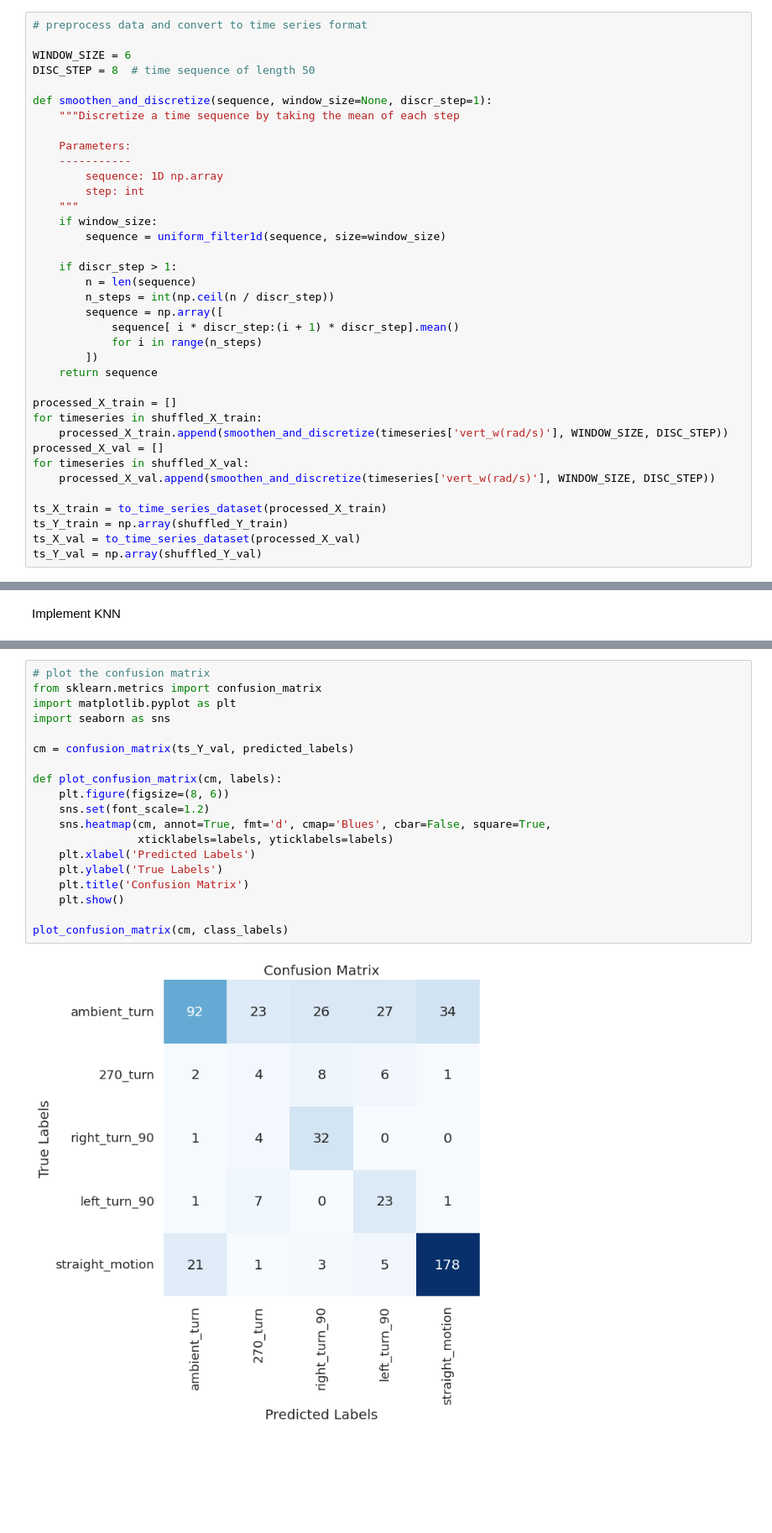
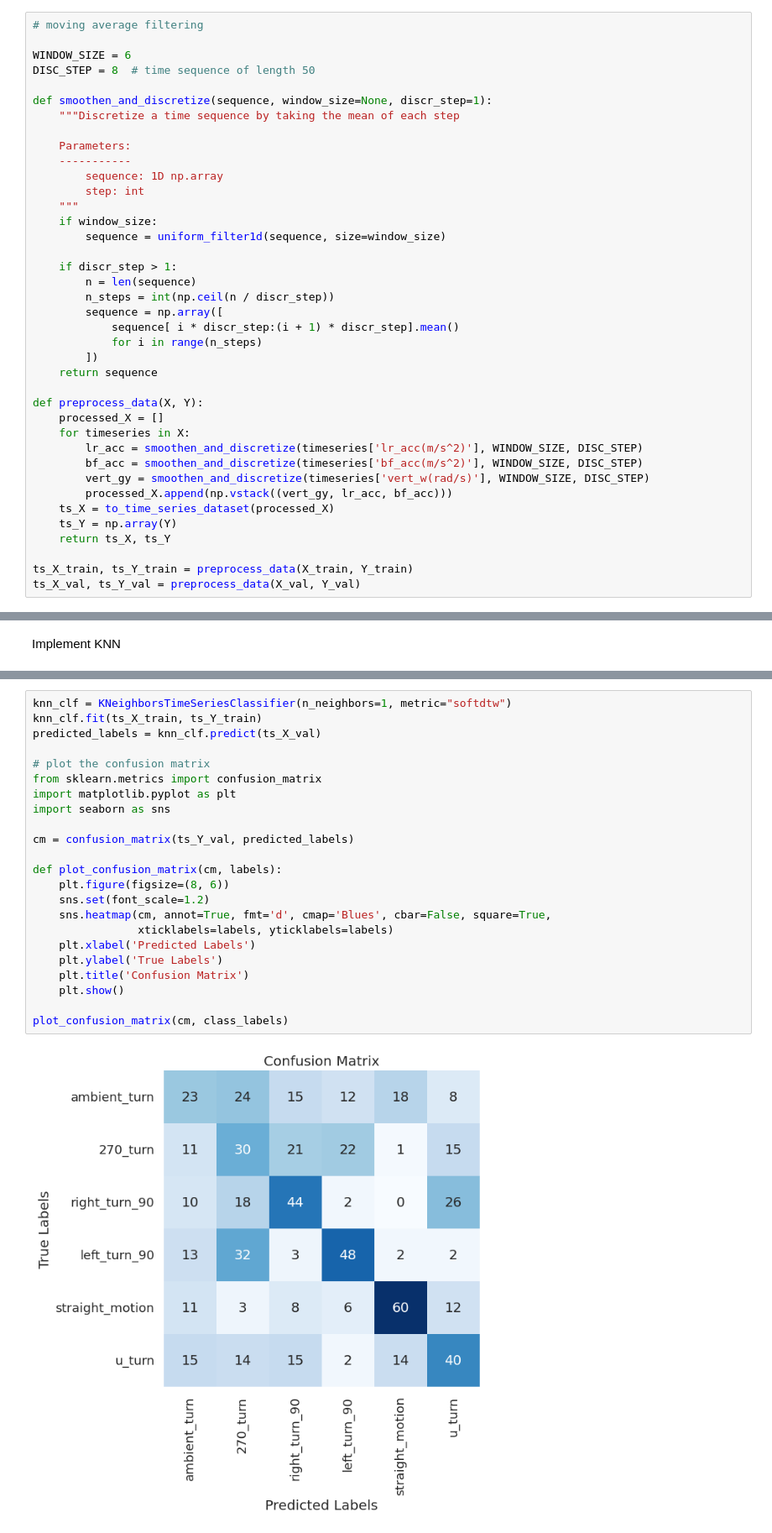
Before and after one commit to tyler-matt3r/imu-classification, a Jupyter notebook: clustering_dtw_methods.ipynb, the cells around one changed output, grey strips where cells are left out. Shown: that part at 84% size. Drawn from its saved outputs; the diff is of its cells as text; blank space fills up the shorter version.

```diff
--- a/clustering_dtw_methods.ipynb
+++ b/clustering_dtw_methods.ipynb
@@ -339,5 +421,5 @@ Preprocessing the data
 # %%
-# preprocess data and convert to time series format
+# moving average filtering
 
 WINDOW_SIZE = 6
 DISC_STEP = 8  # time sequence of length 50
@@ -362,14 +444,16 @@ def smoothen_and_discretize(sequence, window_size=None, discr_step=1):
         ])
     return sequence
 
-processed_X_train = []
-for timeseries in shuffled_X_train:
-    processed_X_train.append(smoothen_and_discretize(timeseries['vert_w(rad/s)'], WINDOW_SIZE, DISC_STEP))
-processed_X_val = []
-for timeseries in shuffled_X_val:
-    processed_X_val.append(smoothen_and_discretize(timeseries['vert_w(rad/s)'], WINDOW_SIZE, DISC_STEP))
+def preprocess_data(X, Y):
+    processed_X = []
+    for timeseries in X:
+        lr_acc = smoothen_and_discretize(timeseries['lr_acc(m/s^2)'], WINDOW_SIZE, DISC_STEP)
+        bf_acc = smoothen_and_discretize(timeseries['bf_acc(m/s^2)'], WINDOW_SIZE, DISC_STEP)
+        vert_gy = smoothen_and_discretize(timeseries['vert_w(rad/s)'], WINDOW_SIZE, DISC_STEP)
+        processed_X.append(np.vstack((vert_gy, lr_acc, bf_acc)))
+    ts_X = to_time_series_dataset(processed_X)
+    ts_Y = np.array(Y)
+    return ts_X, ts_Y
 
-ts_X_train = to_time_series_dataset(processed_X_train)
-ts_Y_train = np.array(shuffled_Y_train)
-ts_X_val = to_time_series_dataset(processed_X_val)
-ts_Y_val = np.array(shuffled_Y_val)
+ts_X_train, ts_Y_train = preprocess_data(X_train, Y_train)
+ts_X_val, ts_Y_val = preprocess_data(X_val, Y_val)
@@ -387,21 +466,25 @@ ValueError: Found array with 0 sample(s) (shape=(0, 0, 0)) while a minimum of 1
 # %%
+knn_clf = KNeighborsTimeSeriesClassifier(n_neighbors=1, metric="softdtw")
+knn_clf.fit(ts_X_train, ts_Y_train)
+predicted_labels = knn_clf.predict(ts_X_val)
+
 # plot the confusion matrix
 from sklearn.metrics import confusion_matrix
 import matplotlib.pyplot as plt
 import seaborn as sns
 
 cm = confusion_matrix(ts_Y_val, predicted_labels)
 
 def plot_confusion_matrix(cm, labels):
     plt.figure(figsize=(8, 6))
     sns.set(font_scale=1.2)
     sns.heatmap(cm, annot=True, fmt='d', cmap='Blues', cbar=False, square=True,
                 xticklabels=labels, yticklabels=labels)
     plt.xlabel('Predicted Labels')
     plt.ylabel('True Labels')
     plt.title('Confusion Matrix')
     plt.show()
 
 plot_confusion_matrix(cm, class_labels)
 # %% [output]
-[figure, old version]
+[figure, new version]
```
Also changed, not shown: parts of 9 cells of this notebook, 2 other files.
